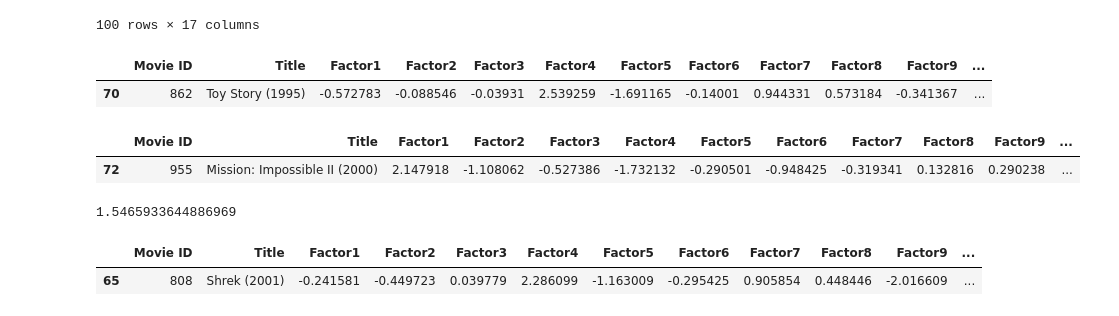
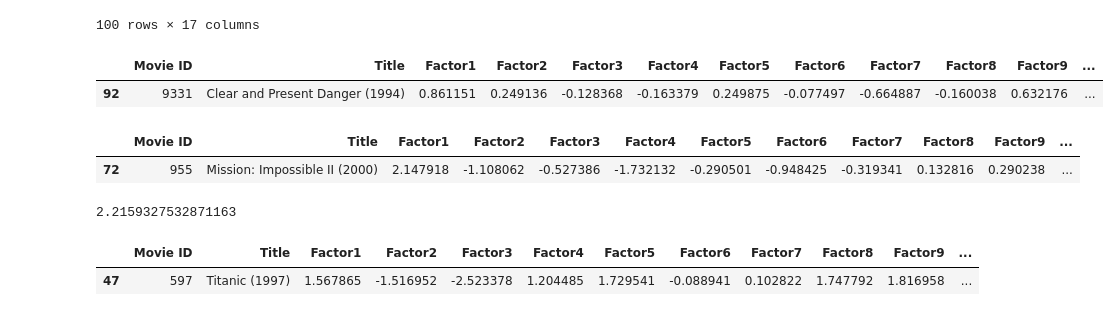
Before and after one commit to golfn123/CE888Project, a Jupyter notebook: labs/lab6/my_recommender.ipynb, the cells around one changed output. Saved outputs shown, nothing was run; the diff lists cells and outputs as text; code cells hidden in the pictures.

```diff
--- a/labs/lab6/my_recommender.ipynb
+++ b/labs/lab6/my_recommender.ipynb
@@ -139,21 +141,21 @@ movie_df
 | 99 | 36955 | True Lies (1994) | 1.734008 | 0.265436 | -0.003391 | -0.491754 | -0.322739 | 0.850165 | -0.150377 | -0.075895 | 1.373386 | ... |
 100 rows × 17 columns
 # %%
-movie_df.loc[movie_df['Movie ID'] == 862]
+movie_df.loc[movie_df['Movie ID'] == 9331]
 # %% [output]
 |  | Movie ID | Title | Factor1 | Factor2 | Factor3 | Factor4 | Factor5 | Factor6 | Factor7 | Factor8 | Factor9 | ... |
-| 70 | 862 | Toy Story (1995) | -0.572783 | -0.088546 | -0.03931 | 2.539259 | -1.691165 | -0.14001 | 0.944331 | 0.573184 | -0.341367 | ... |
+| 92 | 9331 | Clear and Present Danger (1994) | 0.861151 | 0.249136 | -0.128368 | -0.163379 | 0.249875 | -0.077497 | -0.664887 | -0.160038 | 0.632176 | ... |
 # %%
 movie_df.loc[movie_df['Movie ID'] == 955]
 # %% [output]
 |  | Movie ID | Title | Factor1 | Factor2 | Factor3 | Factor4 | Factor5 | Factor6 | Factor7 | Factor8 | Factor9 | ... |
 | 72 | 955 | Mission: Impossible II (2000) | 2.147918 | -1.108062 | -0.527386 | -1.732132 | -0.290501 | -0.948425 | -0.319341 | 0.132816 | 0.290238 | ... |
 # %%
-movie_df['Factor10'].max()
+movie_df['Factor14'].max()
 # %% [output]
-1.5465933644886969
+2.2159327532871163
 # %%
-movie_df.loc[movie_df['Factor10']== 1.5465933644886969]
+movie_df.loc[movie_df['Factor14']== 2.2159327532871163]
 # %% [output]
 |  | Movie ID | Title | Factor1 | Factor2 | Factor3 | Factor4 | Factor5 | Factor6 | Factor7 | Factor8 | Factor9 | ... |
-| 65 | 808 | Shrek (2001) | -0.241581 | -0.449723 | 0.039779 | 2.286099 | -1.163009 | -0.295425 | 0.905854 | 0.448446 | -2.016609 | ... |
+| 47 | 597 | Titanic (1997) | 1.567865 | -1.516952 | -2.523378 | 1.204485 | 1.729541 | -0.088941 | 0.102822 | 1.747792 | 1.816958 | ... |
```
Also changed, not shown: parts of 3 cells of this notebook.
